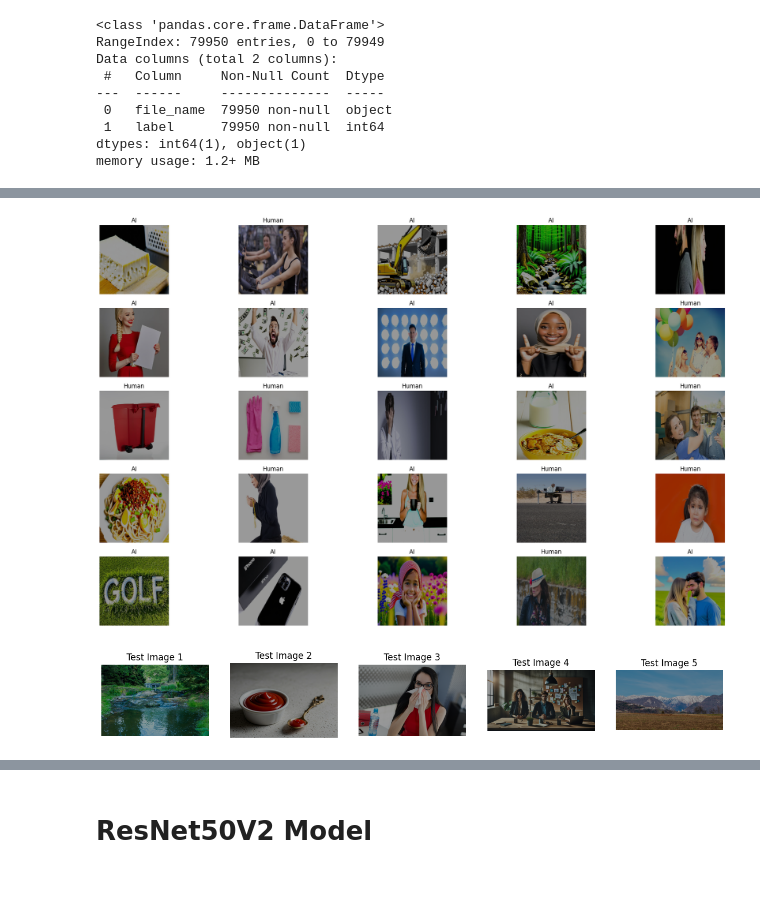
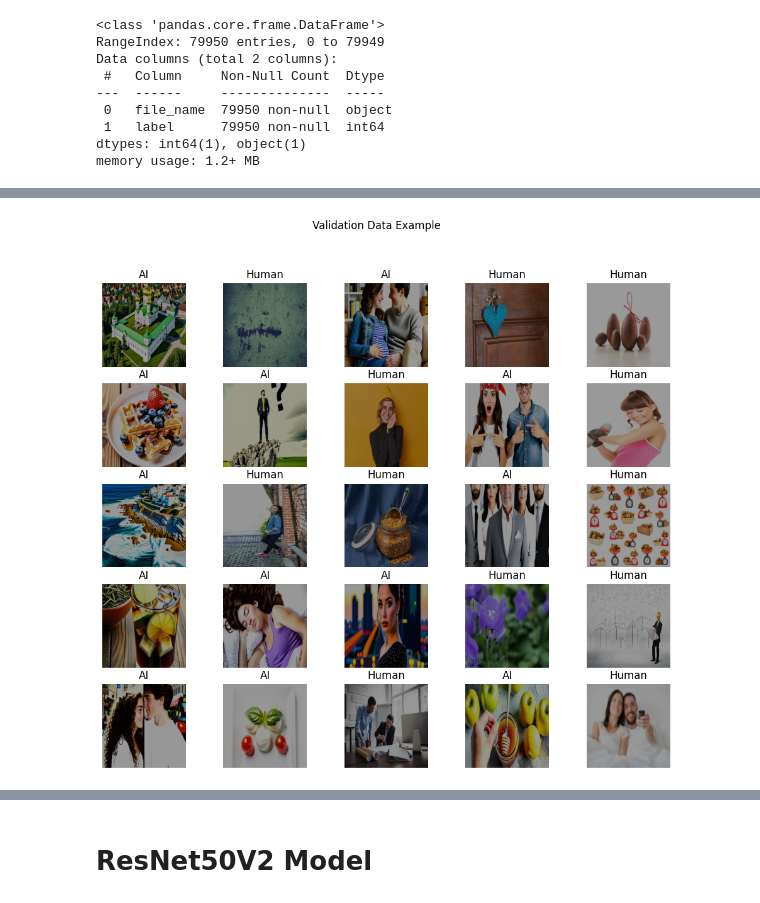
Before and after one commit to mewcurryy/AI-or-Human-Content-Classification_CV, a Jupyter notebook: project_CV.ipynb, the cells around one changed output, grey strips where cells are left out. Cells and saved outputs as stored; diff of their text form; code cells hidden in the pictures.

```diff
--- a/project_CV.ipynb
+++ b/project_CV.ipynb
@@ -21,6 +23,6 @@ init_notebook_mode(connected=True)
 # %%
 path = kagglehub.dataset_download("alessandrasala79/ai-vs-human-generated-dataset")
 
+path = 'C:/Users/Mercury/.cache/kagglehub/datasets/alessandrasala79/ai-vs-human-generated-dataset/'
 print("Path to dataset files:", path)
-path = '/kaggle/input/ai-vs-human-generated-dataset/'
 # %% [output]
@@ -138,0 +116,18 @@ train_csv.head()
+# %%
+train_df, temp_df = train_test_split(
+    train_csv,
+    test_size=0.2,
+    random_state=42,
+    stratify=train_csv['label']
+)
+
+val_df, test_df = train_test_split(
+    temp_df,
+    test_size=0.5,
+    random_state=42,
+    stratify=temp_df['label']
+)
+
+print(f"Training Data   : {len(train_df)} ({len(train_df)/len(train_csv):.1%})")
+print(f"Validation Data : {len(val_df)} ({len(val_df)/len(train_csv):.1%})")
+print(f"Testing Data    : {len(test_df)} ({len(test_df)/len(train_csv):.1%})")
@@ -139,14 +138,10 @@ train_csv.head()
 # %%
 def preprocess_and_darken(image):
-    """
-    Mengubah skala gambar ke rentang [0, 1] dan menggelapkannya sebesar 50%.
-    """
     image = image.astype('float32')
-    image /= 255.0
+    image /= 255.0 # normalize the dataset
     darkening_factor = 0.6
     darkened_image = image * darkening_factor
     return darkened_image
 
-# ----------------- Initialize Data Generator -----------------
-data_generator = ImageDataGenerator(validation_split=0.3, preprocessing_function=preprocess_and_darken)
+data_generator = ImageDataGenerator(preprocessing_function=preprocess_and_darken)
 # %%
@@ -177,61 +184,24 @@ Found 23985 validated image filenames belonging to 2 classes.
 # %%
-def show_images(data, n_rows=5, n_cols=5, figsize=(25, 15)):
-    """
-    Displays a grid of images from a given dataset.
+def show_images(data, name, n_rows=5, n_cols=5, figsize=(12, 10)):
 
-    Args:
-        data (tf.data.Dataset): The dataset containing images and labels.
-        n_rows (int): Number of rows in the grid.
-        n_cols (int): Number of columns in the grid.
-        figsize (tuple): Figure size for the plot.
-
-    Returns:
-        None
-    """
     images, labels = next(iter(data))
 
     plt.figure(figsize=figsize)
 
     n_image = 0
 
     for i in range(n_rows):
         for j in range(n_cols):
             if n_image < len(images):
                 plt.subplot(n_rows, n_cols, n_image + 1)
                 plt.imshow(images[n_image])
                 plt.axis('off')
                 plt.title("AI" if labels[n_image] == 1.0 else "Human")
                 n_image += 1
 
+    plt.suptitle(f'{name} Data Example')
     plt.show()
 
-show_images(valid_generator)
+show_images(valid_generator, 'Validation')
 # %% [output]
-[figure, old version]
+[figure, new version]
-# %%
-# ----------------- Function to Display Test Images -----------------
-def show_test_images(df, num_images=5):
-    sample_images = df.sample(num_images, random_state=42)["file_path"].values
-
-    plt.figure(figsize=(15, 5))
-    for i, img_path in enumerate(sample_images):
-        img = cv2.imread(img_path)
-        img = cv2.cvtColor(img, cv2.COLOR_BGR2RGB)
-
-        # --- TAMBAHKAN LANGKAH UNTUK MENGGELAPKAN GAMBAR DI SINI ---
-        darkening_factor = 0.6
-        # Menggunakan cv2.convertScaleAbs untuk mengubah brightness
-        # alpha < 1 untuk menggelapkan, beta adalah penambah brightness (kita set 0)
-
-        img_darkened = cv2.convertScaleAbs(img, alpha=darkening_factor, beta=0)
-        plt.subplot(1, num_images, i+1)
-        plt.imshow(img_darkened)
-        plt.axis("off")
-        plt.title(f"Test Image {i+1}")
-
-    plt.show()
-
-# ----------------- Show Test Images -----------------
-show_test_images(test_csv)
-# %% [output]
-[figure, removed]
```
Also changed, not shown: parts of 27 cells of this notebook, 8 other files.
